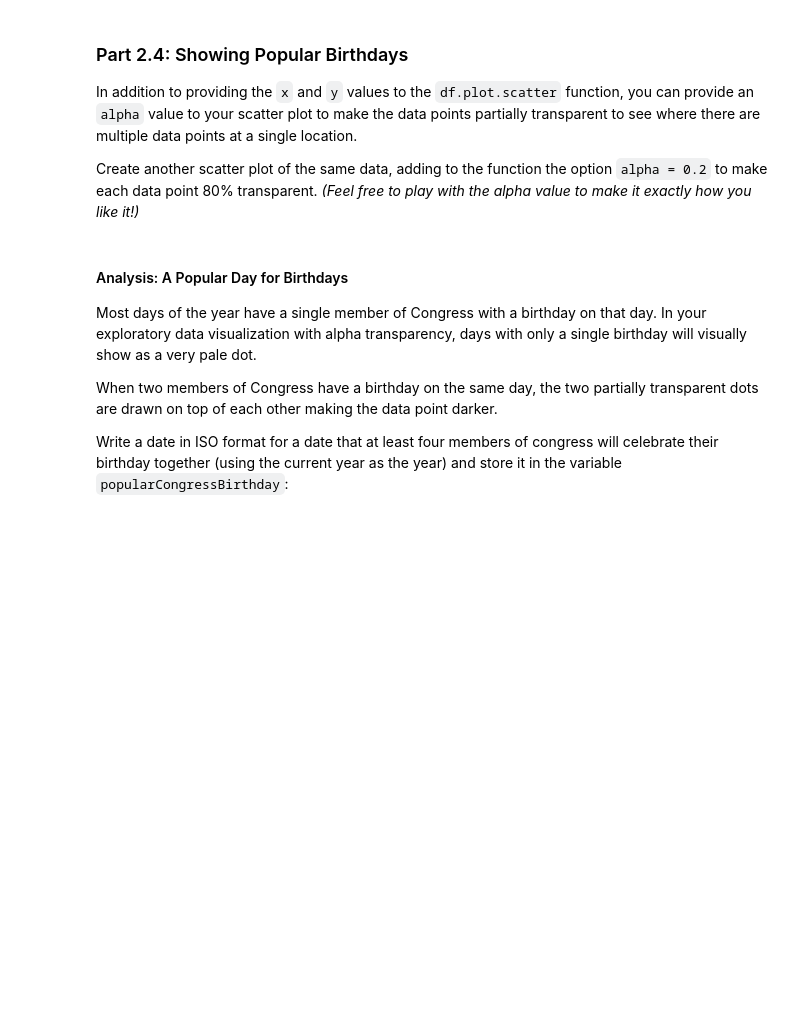
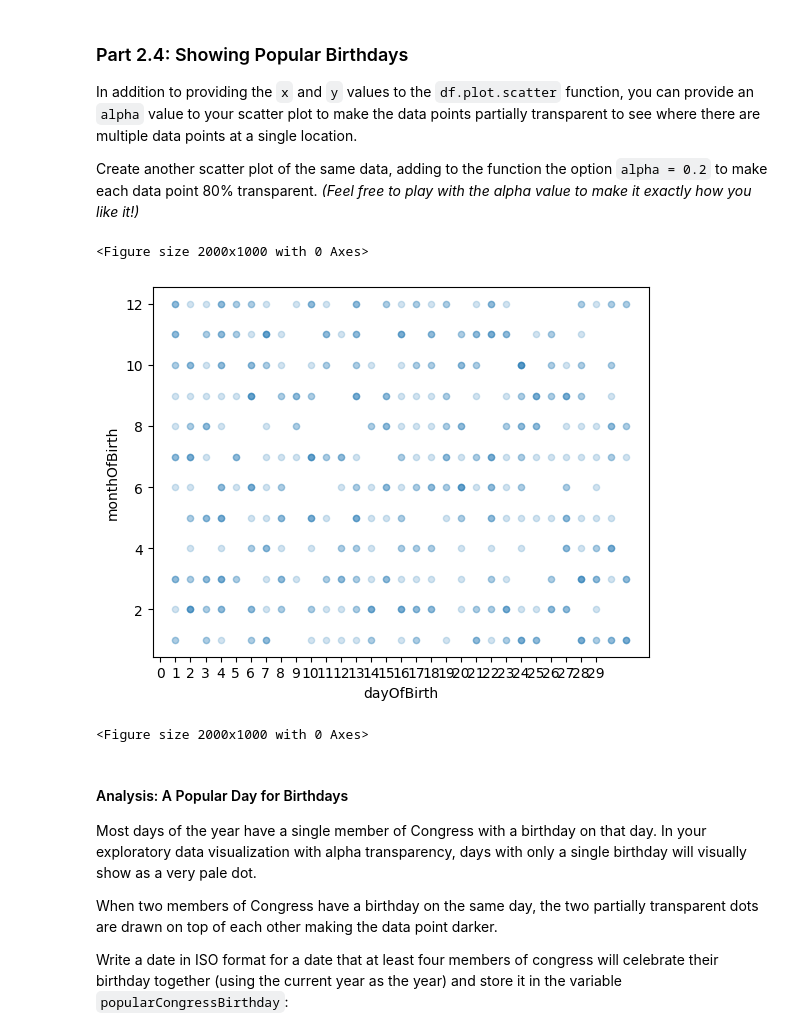
Before and after one commit to srivanik8/beginner_projects, a Jupyter notebook: microproject-04-us-congress/microproject-04-us-congress.ipynb, the cells around one changed output. Cells and saved outputs as stored; diff of their text form; code cells hidden in the pictures; blank space fills up the shorter version.

```diff
--- a/microproject-04-us-congress/microproject-04-us-congress.ipynb
+++ b/microproject-04-us-congress/microproject-04-us-congress.ipynb
@@ -245,3 +314,14 @@ Create another scatter plot of the same data, adding to the function the option
+# %%
+# Create a scatter plot with alpha transparency of your data points:
+import matplotlib.pyplot as plt
+import numpy as np
+df.plot.scatter(x='dayOfBirth' , y='monthOfBirth', alpha=0.2 )
+plt.xticks(np.arange(0, 30, step=1))
+plt.figure(figsize = (20,10))
+# %% [output]
+<Figure size 2000x1000 with 0 Axes>
+[figure, added]
+<Figure size 2000x1000 with 0 Axes>
 # %% [markdown]
 #### Analysis: A Popular Day for Birthdays
 
```
Also changed, not shown: parts of 28 cells of this notebook.
